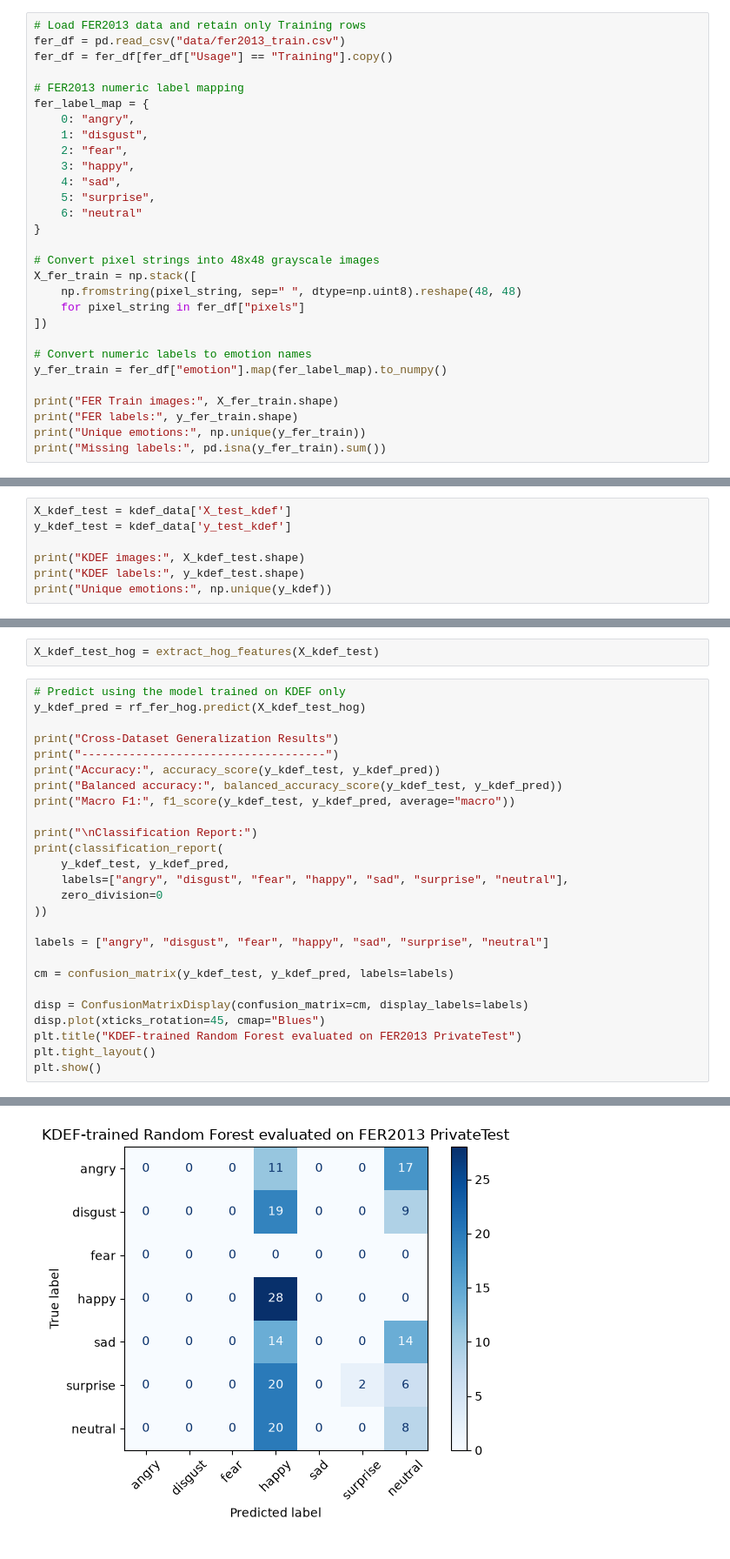
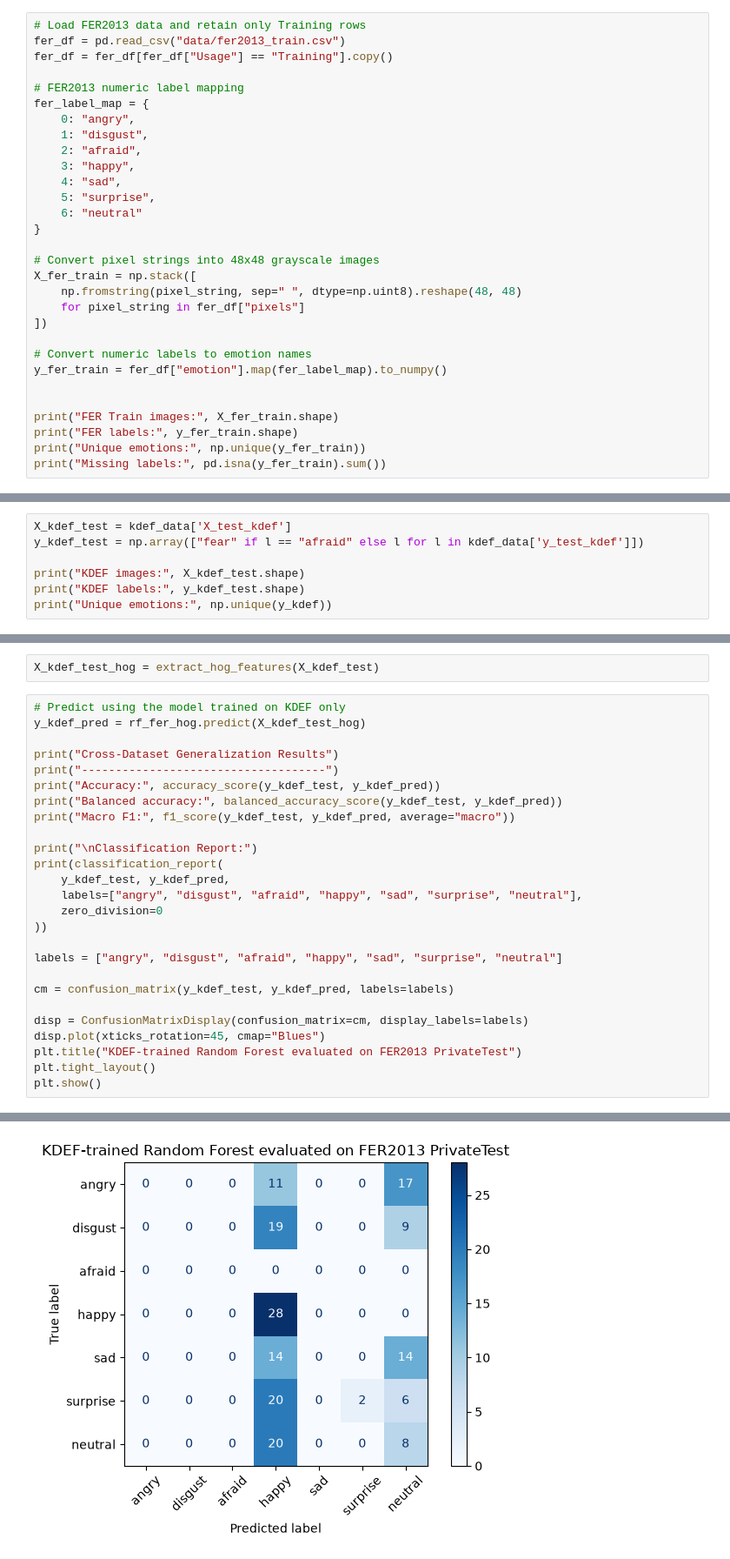
Before and after one commit to HeKaY-boy/Emotion-Detection, a Jupyter notebook: Cross-Dataset Generalization.ipynb, the cells around one changed output, grey strips where cells are left out. Shown at 87% size. Saved outputs shown, nothing was run; the diff lists cells and outputs as text.

```diff
--- a/Cross-Dataset Generalization.ipynb
+++ b/Cross-Dataset Generalization.ipynb
@@ -210,7 +217,7 @@ fer_df = fer_df[fer_df["Usage"] == "Training"].copy()
 fer_label_map = {
     0: "angry",
     1: "disgust",
-    2: "fear",
+    2: "afraid",
     3: "happy",
     4: "sad",
     5: "surprise",
@@ -226,6 +233,7 @@ X_fer_train = np.stack([
 # Convert numeric labels to emotion names
 y_fer_train = fer_df["emotion"].map(fer_label_map).to_numpy()
 
+
 print("FER Train images:", X_fer_train.shape)
 print("FER labels:", y_fer_train.shape)
 print("Unique emotions:", np.unique(y_fer_train))
@@ -247,7 +255,7 @@ The preprocessed KDEF test images and their labels are loaded from `kdef_data`.
 For consistent evaluation, the KDEF label afraid must be mapped to fear, matching the FER2013 label categories before calculating the metrics.
 # %%
 X_kdef_test = kdef_data['X_test_kdef']
-y_kdef_test = kdef_data['y_test_kdef']
+y_kdef_test = np.array(["fear" if l == "afraid" else l for l in kdef_data['y_test_kdef']])
 
 print("KDEF images:", X_kdef_test.shape)
 print("KDEF labels:", y_kdef_test.shape)
@@ -286,11 +294,11 @@ print("Macro F1:", f1_score(y_kdef_test, y_kdef_pred, average="macro"))
 print("\nClassification Report:")
 print(classification_report(
     y_kdef_test, y_kdef_pred,
-    labels=["angry", "disgust", "fear", "happy", "sad", "surprise", "neutral"],
+    labels=["angry", "disgust", "afraid", "happy", "sad", "surprise", "neutral"],
     zero_division=0
 ))
 
-labels = ["angry", "disgust", "fear", "happy", "sad", "surprise", "neutral"]
+labels = ["angry", "disgust", "afraid", "happy", "sad", "surprise", "neutral"]
 
 cm = confusion_matrix(y_kdef_test, y_kdef_pred, labels=labels)
 
@@ -315,12 +323,12 @@ Classification Report:
        happy       0.23      1.00      0.37        28
          sad       0.00      0.00      0.00        28
     surprise       1.00      0.07      0.13        28
      neutral       0.11      0.29      0.16        28
 
    micro avg       0.19      0.23      0.21       168
    macro avg       0.19      0.19      0.10       168
 weighted avg       0.22      0.23      0.11       168
-[figure, old version]
+[figure, new version]
 # %% [markdown]
 The FER2013-trained Random Forest predicts emotion labels for the held-out KDEF test images. Accuracy, balanced accuracy, and macro F1-score are calculated to assess classification performance.
 
```
Also changed, not shown: parts of 7 cells of this notebook.
